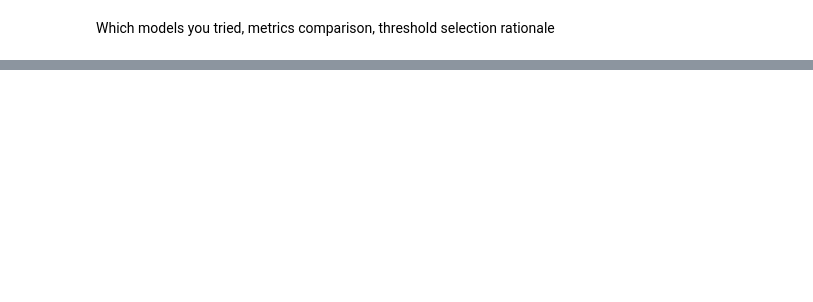
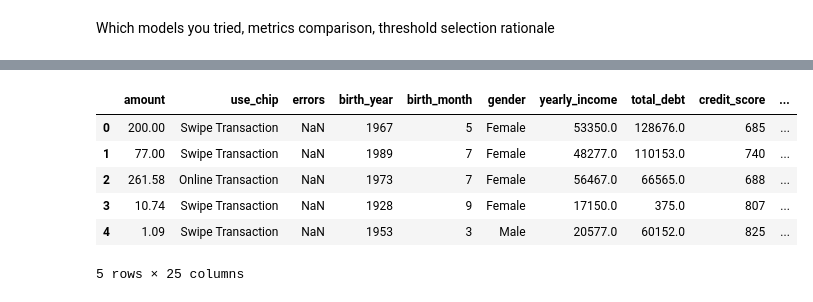
Before and after one commit to mariusguenterlang/M5-Forecasting, a Jupyter notebook: notebooks/03_model_exploration.ipynb, the cells around one changed output, grey strips where cells are left out. Cells and saved outputs as stored; diff of their text form; code cells hidden in the pictures; blank space fills up the shorter version.

```diff
--- a/notebooks/03_model_exploration.ipynb
+++ b/notebooks/03_model_exploration.ipynb
@@ -317,0 +258,11 @@ ablation_df.sort_values("auc_drop", ascending=False).head(20)
+# %%
+aaa = pd.read_csv(Path.cwd().parent.parent / "archive" / "predictions.csv")
+aaa.head()
+# %% [output]
+|  | amount | use_chip | errors | birth_year | birth_month | gender | yearly_income | total_debt | credit_score | ... |
+| 0 | 200.00 | Swipe Transaction | NaN | 1967 | 5 | Female | 53350.0 | 128676.0 | 685 | ... |
+| 1 | 77.00 | Swipe Transaction | NaN | 1989 | 7 | Female | 48277.0 | 110153.0 | 740 | ... |
+| 2 | 261.58 | Online Transaction | NaN | 1973 | 7 | Female | 56467.0 | 66565.0 | 688 | ... |
+| 3 | 10.74 | Swipe Transaction | NaN | 1928 | 9 | Female | 17150.0 | 375.0 | 807 | ... |
+| 4 | 1.09 | Swipe Transaction | NaN | 1953 | 3 | Male | 20577.0 | 60152.0 | 825 | ... |
+5 rows × 25 columns
```
Also changed, not shown: parts of 50 cells of this notebook, 3 other files.
